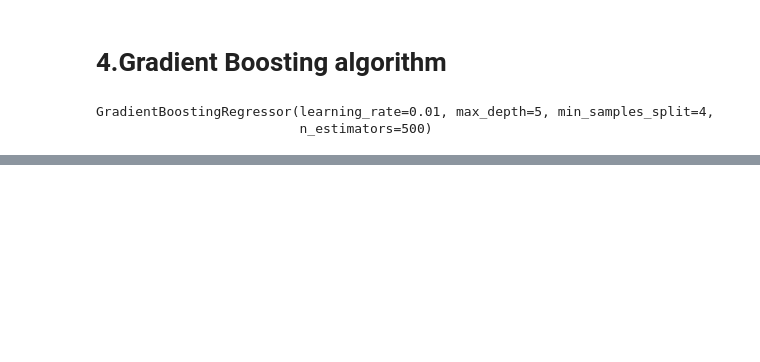
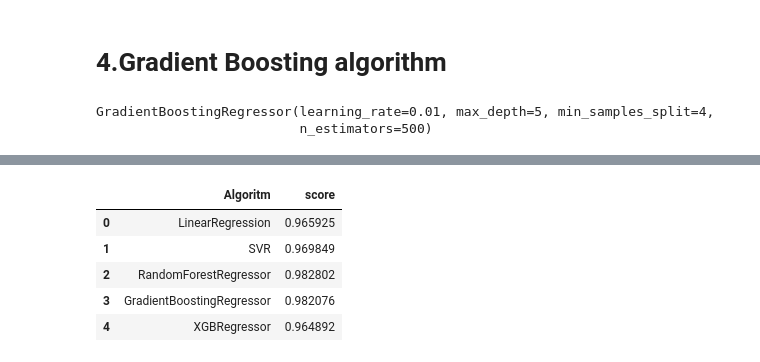
Before and after one commit to abdoulayegk/Stock_market_prediction, a Jupyter notebook: stock_price_analysis___prediction.ipynb, the cells around one changed output, grey strips where cells are left out. Cells and saved outputs as stored; diff of their text form; code cells hidden in the pictures; blank space fills up the shorter version.

```diff
--- a/stock_price_analysis___prediction.ipynb
+++ b/stock_price_analysis___prediction.ipynb
@@ -698,5 +702,6 @@ Root Mean Squared Error: 9.827628135080783
 # %% [markdown]
 With 100 n_stimators we can see that the is less the the 10% so it is good for our model
 # %%
-print("The score of Random forest is ",r2_score(y_test,y_pred))
+score3 = r2_score(y_test,y_pred)
+print("The score of Random forest is ",score3)
 # %% [output]
@@ -745,0 +794,14 @@ plt.show()
+# %%
+scoring = pd.DataFrame({'Algoritm':['LinearRegression','SVR',
+                        'RandomForestRegressor','GradientBoostingRegressor',
+                                   'XGBRegressor'],
+                       'score':[score_1,accuracy2,score3, score4,scores]})
+# %%
+scoring
+# %% [output]
+|  | Algoritm | score |
+| 0 | LinearRegression | 0.965925 |
+| 1 | SVR | 0.969849 |
+| 2 | RandomForestRegressor | 0.982802 |
+| 3 | GradientBoostingRegressor | 0.982076 |
+| 4 | XGBRegressor | 0.964892 |
```
Also changed, not shown: parts of 38 cells of this notebook, 1 other file.
